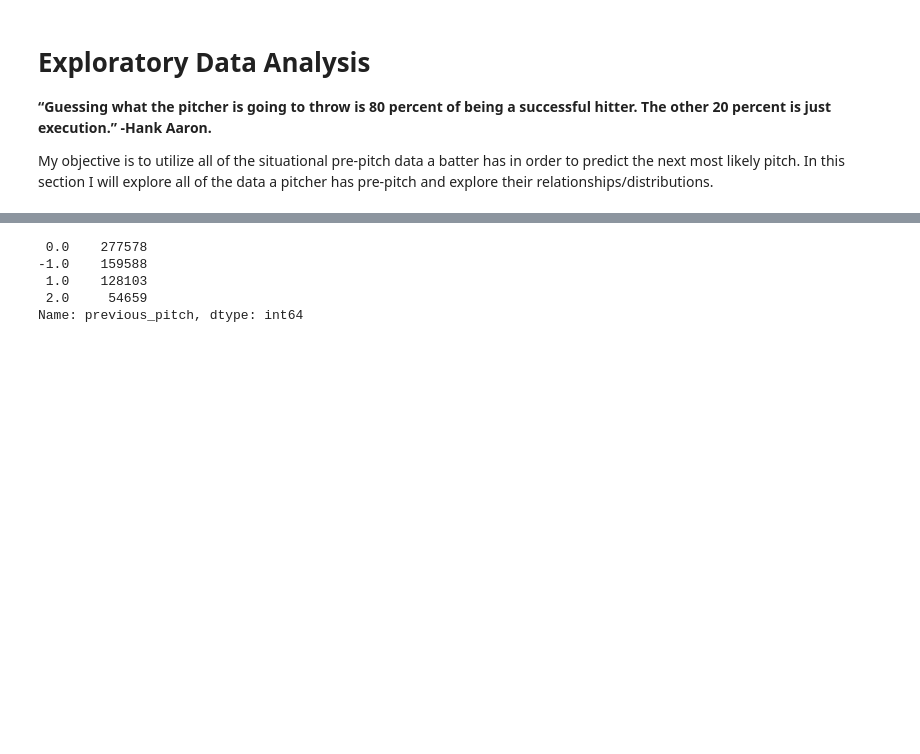
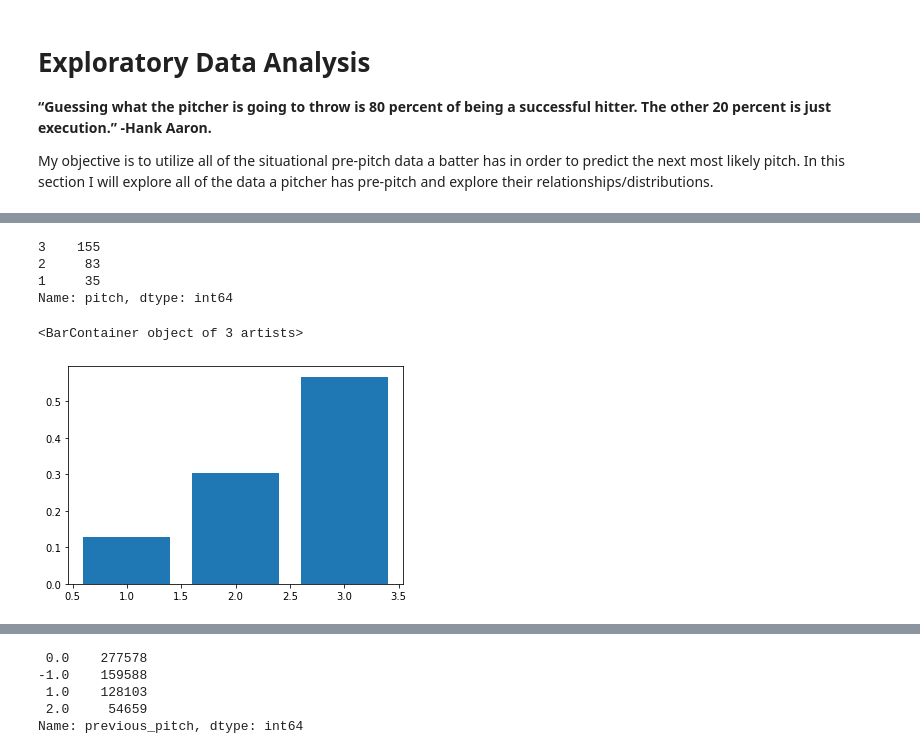
Before and after one commit to ethankuehl/project_6, a Jupyter notebook: code/02-EDA.ipynb, the cells around one changed output, grey strips where cells are left out. Cells and saved outputs as stored; diff of their text form; code cells hidden in the pictures; blank space fills up the shorter version.

```diff
--- a/code/02-EDA.ipynb
+++ b/code/02-EDA.ipynb
@@ -139,0 +335,4 @@ In order to prevent data leakage, I only take into account data that occurs befo
+# %%
+ex_df = df[df['game_pk'] == 599377.0]
+# %%
+example = df_by_year(ex_df)
@@ -139,0 +379,20 @@ In order to prevent data leakage, I only take into account data that occurs befo
+# %%
+# Drop null values
+example = example.dropna()
+# %%
+example['pitch'].value_counts()
+# %% [output]
+3    155
+2     83
+1     35
+Name: pitch, dtype: int64
+# %%
+# example['pitch'].replace({1: 'changeup', 2: 'breaking_ball', 3: 'fastball'}, inplace=True)
+
+pitch_dist = example['pitch'].value_counts(normalize=True)
+
+
+plt.bar(x=pitch_dist.index, height=pitch_dist)
+# %% [output]
+<BarContainer object of 3 artists>
+[figure, added]
```
Also changed, not shown: parts of 27 cells of this notebook, 7 other files.
